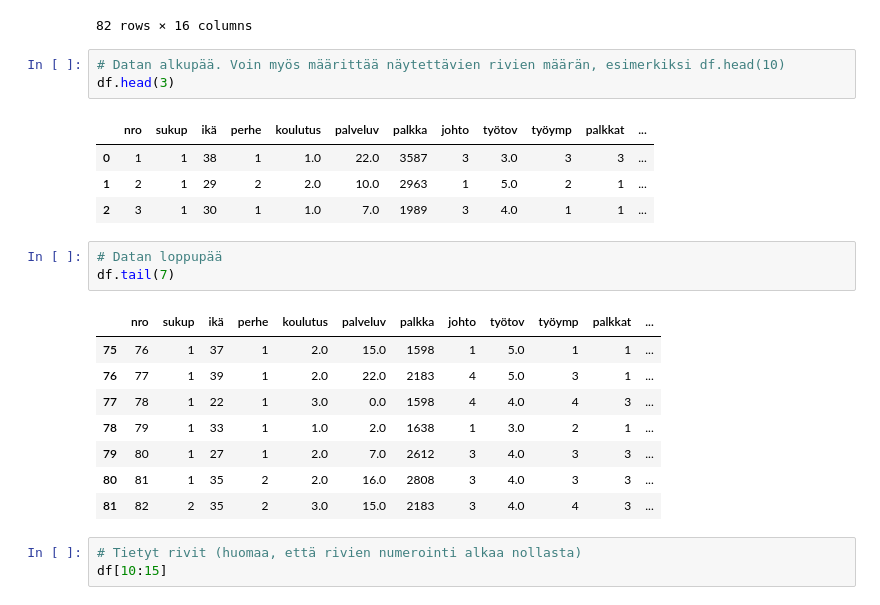
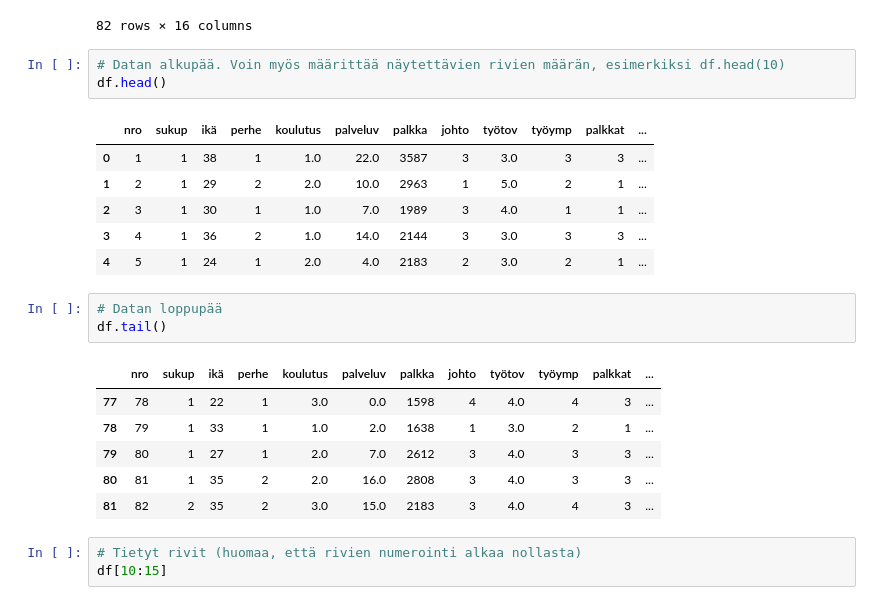
Before and after one commit to taanila/data, a Jupyter notebook: tutustu.ipynb, the cells around one changed output. Cells and saved outputs as stored; diff of their text form.

```diff
--- a/tutustu.ipynb
+++ b/tutustu.ipynb
@@ -37,19 +37,19 @@ df
 82 rows × 16 columns
 # %%
 # Datan alkupää. Voin myös määrittää näytettävien rivien määrän, esimerkiksi df.head(10)
-df.head(3)
+df.head()
 # %% [output]
 |  | nro | sukup | ikä | perhe | koulutus | palveluv | palkka | johto | työtov | työymp | palkkat | ... |
 | 0 | 1 | 1 | 38 | 1 | 1.0 | 22.0 | 3587 | 3 | 3.0 | 3 | 3 | ... |
 | 1 | 2 | 1 | 29 | 2 | 2.0 | 10.0 | 2963 | 1 | 5.0 | 2 | 1 | ... |
 | 2 | 3 | 1 | 30 | 1 | 1.0 | 7.0 | 1989 | 3 | 4.0 | 1 | 1 | ... |
+| 3 | 4 | 1 | 36 | 2 | 1.0 | 14.0 | 2144 | 3 | 3.0 | 3 | 3 | ... |
+| 4 | 5 | 1 | 24 | 1 | 2.0 | 4.0 | 2183 | 2 | 3.0 | 2 | 1 | ... |
 # %%
 # Datan loppupää
-df.tail(7)
+df.tail()
 # %% [output]
 |  | nro | sukup | ikä | perhe | koulutus | palveluv | palkka | johto | työtov | työymp | palkkat | ... |
-| 75 | 76 | 1 | 37 | 1 | 2.0 | 15.0 | 1598 | 1 | 5.0 | 1 | 1 | ... |
-| 76 | 77 | 1 | 39 | 1 | 2.0 | 22.0 | 2183 | 4 | 5.0 | 3 | 1 | ... |
 | 77 | 78 | 1 | 22 | 1 | 3.0 | 0.0 | 1598 | 4 | 4.0 | 4 | 3 | ... |
 | 78 | 79 | 1 | 33 | 1 | 1.0 | 2.0 | 1638 | 1 | 3.0 | 2 | 1 | ... |
 | 79 | 80 | 1 | 27 | 1 | 2.0 | 7.0 | 2612 | 3 | 4.0 | 3 | 3 | ... |
```
Also changed, not shown: parts of 3 cells of this notebook.
